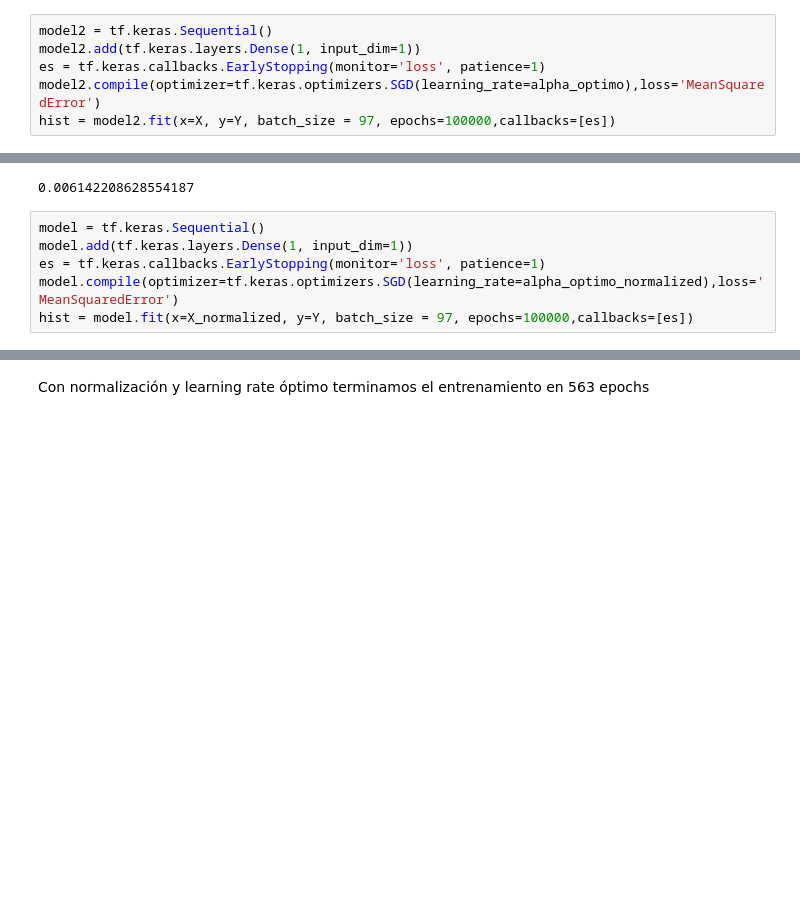
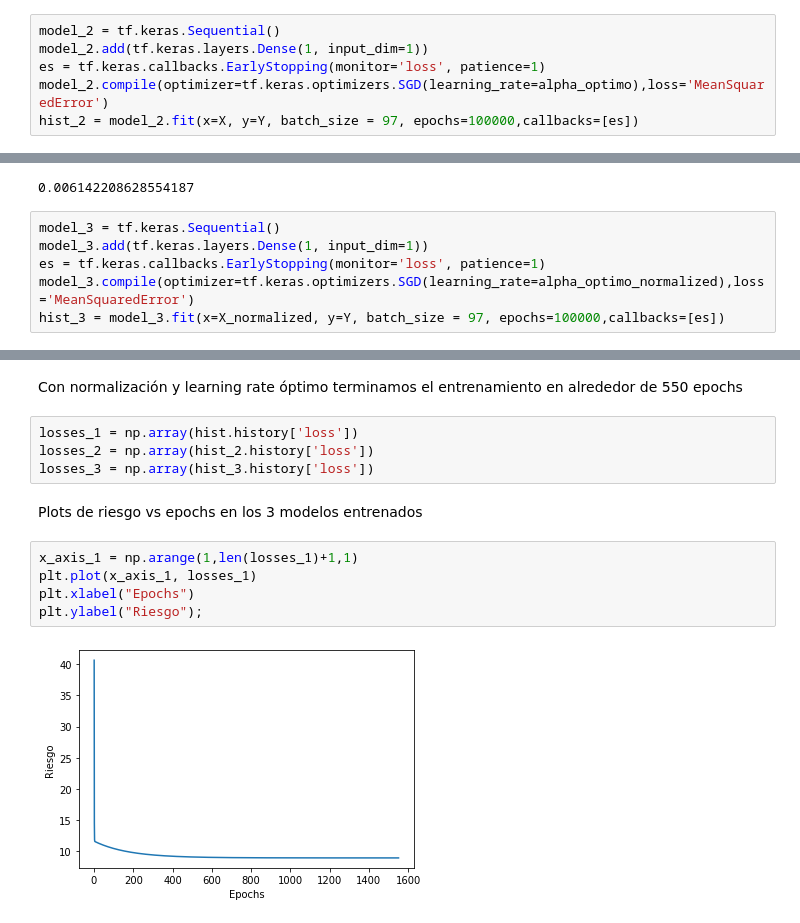
Before and after one commit to Nacho2904/pasantiacsc, a Jupyter notebook: agosto30.ipynb, the cells around one changed output, grey strips where cells are left out. Cells and saved outputs as stored; diff of their text form; blank space fills up the shorter version.

```diff
--- a/agosto30.ipynb
+++ b/agosto30.ipynb
@@ -195,10 +178,10 @@ alpha_optimo
 # %% [output]
 0.01213534165664063
 # %%
-model2 = tf.keras.Sequential()
-model2.add(tf.keras.layers.Dense(1, input_dim=1))
+model_2 = tf.keras.Sequential()
+model_2.add(tf.keras.layers.Dense(1, input_dim=1))
 es = tf.keras.callbacks.EarlyStopping(monitor='loss', patience=1)
-model2.compile(optimizer=tf.keras.optimizers.SGD(learning_rate=alpha_optimo),loss='MeanSquaredError')
-hist = model2.fit(x=X, y=Y, batch_size = 97, epochs=100000,callbacks=[es])
+model_2.compile(optimizer=tf.keras.optimizers.SGD(learning_rate=alpha_optimo),loss='MeanSquaredError')
+hist_2 = model_2.fit(x=X, y=Y, batch_size = 97, epochs=100000,callbacks=[es])
 # %% [output]
 Epoch 1/100000
@@ -239,10 +222,10 @@ alpha_optimo_normalized
 # %% [output]
 0.006142208628554187
 # %%
-model = tf.keras.Sequential()
-model.add(tf.keras.layers.Dense(1, input_dim=1))
+model_3 = tf.keras.Sequential()
+model_3.add(tf.keras.layers.Dense(1, input_dim=1))
 es = tf.keras.callbacks.EarlyStopping(monitor='loss', patience=1)
-model.compile(optimizer=tf.keras.optimizers.SGD(learning_rate=alpha_optimo_normalized),loss='MeanSquaredError')
-hist = model.fit(x=X_normalized, y=Y, batch_size = 97, epochs=100000,callbacks=[es])
+model_3.compile(optimizer=tf.keras.optimizers.SGD(learning_rate=alpha_optimo_normalized),loss='MeanSquaredError')
+hist_3 = model_3.fit(x=X_normalized, y=Y, batch_size = 97, epochs=100000,callbacks=[es])
 # %% [output]
 Epoch 1/100000
@@ -265,2 +248,15 @@ Epoch 563/100000
 # %% [markdown]
-Con normalización y learning rate óptimo terminamos el entrenamiento en 563 epochs
+Con normalización y learning rate óptimo terminamos el entrenamiento en alrededor de 550 epochs
+# %%
+losses_1 = np.array(hist.history['loss'])
+losses_2 = np.array(hist_2.history['loss'])
+losses_3 = np.array(hist_3.history['loss'])
+# %% [markdown]
+Plots de riesgo vs epochs en los 3 modelos entrenados
+# %%
+x_axis_1 = np.arange(1,len(losses_1)+1,1)
+plt.plot(x_axis_1, losses_1)
+plt.xlabel("Epochs")
+plt.ylabel("Riesgo");
+# %% [output]
+[figure, added]
```
Also changed, not shown: parts of 37 cells of this notebook.
